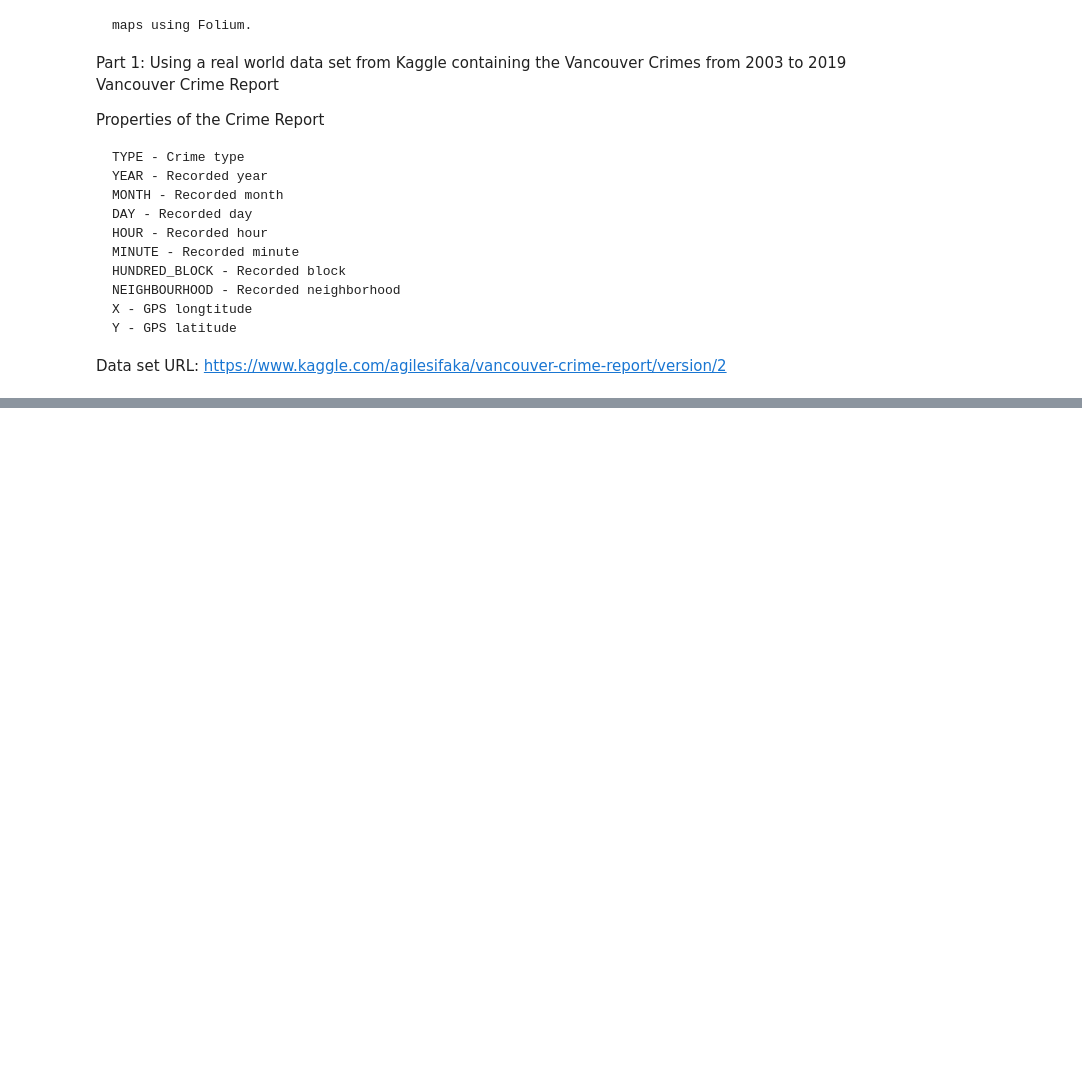
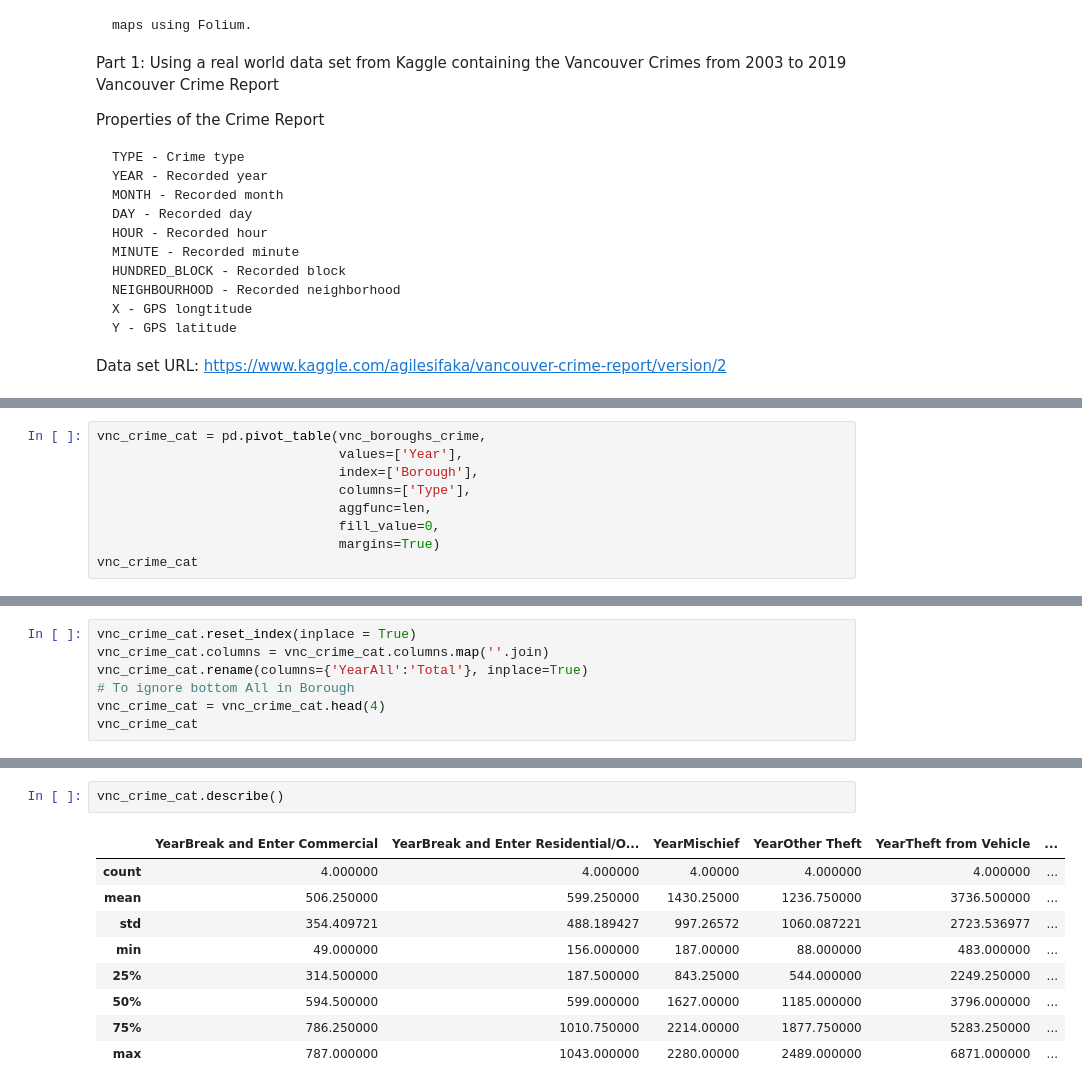
Before and after one commit to shriek73/Segmenting-and-Clustering-Neighborhoods-in-Toronto, a Jupyter notebook: Problem.ipynb, the cells around one changed output, grey strips where cells are left out. Drawn from its saved outputs; the diff is of its cells as text; blank space fills up the shorter version.

```diff
--- a/Problem.ipynb
+++ b/Problem.ipynb
@@ -49,0 +208,9 @@ Data set URL: https://www.kaggle.com/agilesifaka/vancouver-crime-report/version/
+# %%
+vnc_crime_cat = pd.pivot_table(vnc_boroughs_crime,
+                               values=['Year'],
+                               index=['Borough'],
+                               columns=['Type'],
+                               aggfunc=len,
+                               fill_value=0,
+                               margins=True)
+vnc_crime_cat
@@ -49,0 +226,7 @@ Data set URL: https://www.kaggle.com/agilesifaka/vancouver-crime-report/version/
+# %%
+vnc_crime_cat.reset_index(inplace = True)
+vnc_crime_cat.columns = vnc_crime_cat.columns.map(''.join)
+vnc_crime_cat.rename(columns={'YearAll':'Total'}, inplace=True)
+# To ignore bottom All in Borough
+vnc_crime_cat = vnc_crime_cat.head(4)
+vnc_crime_cat
@@ -49,0 +281,12 @@ Data set URL: https://www.kaggle.com/agilesifaka/vancouver-crime-report/version/
+# %%
+vnc_crime_cat.describe()
+# %% [output]
+|  | YearBreak and Enter Commercial | YearBreak and Enter Residential/O... | YearMischief | YearOther Theft | YearTheft from Vehicle | ... |
+| count | 4.000000 | 4.000000 | 4.00000 | 4.000000 | 4.000000 | ... |
+| mean | 506.250000 | 599.250000 | 1430.25000 | 1236.750000 | 3736.500000 | ... |
+| std | 354.409721 | 488.189427 | 997.26572 | 1060.087221 | 2723.536977 | ... |
+| min | 49.000000 | 156.000000 | 187.00000 | 88.000000 | 483.000000 | ... |
+| 25% | 314.500000 | 187.500000 | 843.25000 | 544.000000 | 2249.250000 | ... |
+| 50% | 594.500000 | 599.000000 | 1627.00000 | 1185.000000 | 3796.000000 | ... |
+| 75% | 786.250000 | 1010.750000 | 2214.00000 | 1877.750000 | 5283.250000 | ... |
+| max | 787.000000 | 1043.000000 | 2280.00000 | 2489.000000 | 6871.000000 | ... |
```
Also changed, not shown: parts of 14 cells of this notebook.
